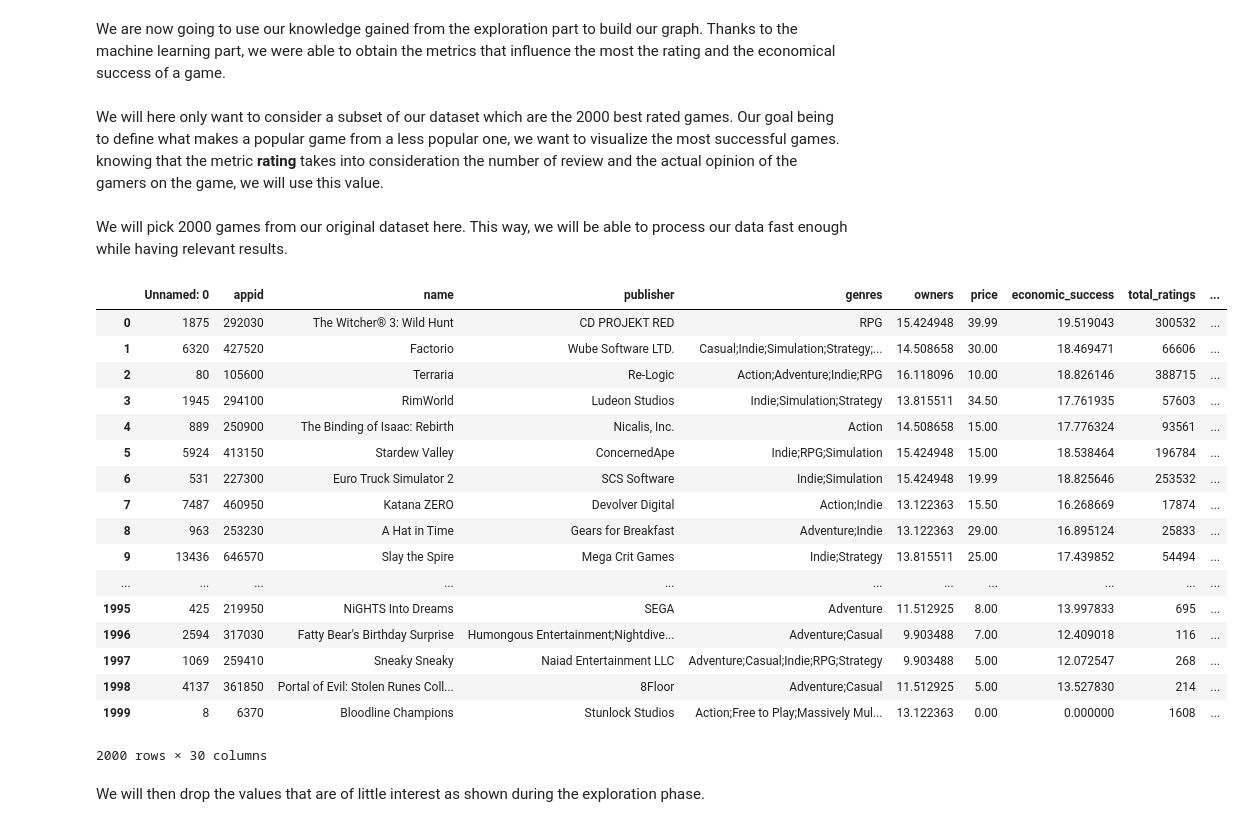
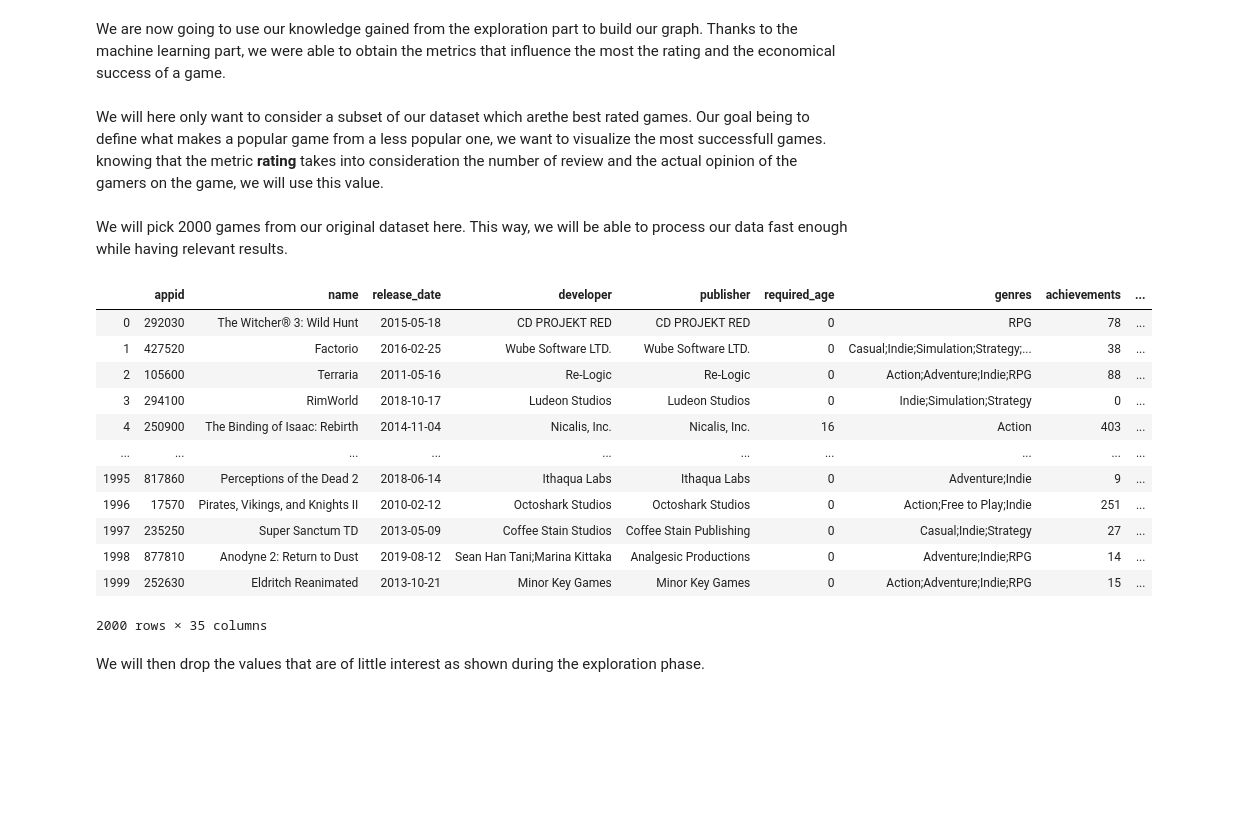
Before and after one commit to mikehdr/ntds_2019_team21, a Jupyter notebook: 5-exploitation.ipynb, the cells around one changed output. Drawn from its saved outputs; the diff is of its cells as text; code cells hidden in the pictures; blank space fills up the shorter version.

```diff
--- a/5-exploitation.ipynb
+++ b/5-exploitation.ipynb
@@ -30,6 +30,6 @@ pd.set_option("max_columns", 100)
 plt.style.use('default')
 plt.rcdefaults()
 # %%
-pd_data =pd.read_csv('./data/final_clean_data.csv')
+pd_data =pd.read_csv('./data/steam_clean.csv')
 pd_data.head()
 # %% [output]
@@ -46,33 +219,28 @@ pd_data.head()
 # %% [markdown]
 We are now going to use our knowledge gained from the exploration part to build our graph. Thanks to the machine learning part, we were able to obtain the metrics that influence the most the rating and the economical success of a game.
 # %% [markdown]
-We will here only want to consider a subset of our dataset which are the 2000 best rated games. Our goal being to define what makes a popular game from a less popular one, we want to visualize the most successful games. knowing that the metric **rating** takes into consideration the number of review and the actual opinion of the gamers on the game, we will use this value.
+We will here only want to consider a subset of our dataset which arethe best rated games. Our goal being to define what makes a popular game from a less popular one, we want to visualize the most successfull games. knowing that the metric **rating** takes into consideration the number of review and the actual opinion of the gamers on the game, we will use this value.
 # %%
 threshold = 2000
 # %% [markdown]
 We will pick 2000 games from our original dataset here. This way, we will be able to process our data fast enough while having relevant results.
 # %%
-processed = pd_data.sort_values(by=['rating'], ascending=False)[:threshold].reset_index().copy()#
+processed = data.sort_values(by=['rating'], ascending=False)[:threshold].reset_index().copy()#
 processed.head()
 processed.drop(columns='index')
 # %% [output]
-|  | Unnamed: 0 | appid | name | publisher | genres | owners | price | economic_success | total_ratings | ... |
-| 0 | 1875 | 292030 | The Witcher® 3: Wild Hunt | CD PROJEKT RED | RPG | 15.424948 | 39.99 | 19.519043 | 300532 | ... |
-| 1 | 6320 | 427520 | Factorio | Wube Software LTD. | Casual;Indie;Simulation;Strategy;... | 14.508658 | 30.00 | 18.469471 | 66606 | ... |
-| 2 | 80 | 105600 | Terraria | Re-Logic | Action;Adventure;Indie;RPG | 16.118096 | 10.00 | 18.826146 | 388715 | ... |
-| 3 | 1945 | 294100 | RimWorld | Ludeon Studios | Indie;Simulation;Strategy | 13.815511 | 34.50 | 17.761935 | 57603 | ... |
-| 4 | 889 | 250900 | The Binding of Isaac: Rebirth | Nicalis, Inc. | Action | 14.508658 | 15.00 | 17.776324 | 93561 | ... |
-| 5 | 5924 | 413150 | Stardew Valley | ConcernedApe | Indie;RPG;Simulation | 15.424948 | 15.00 | 18.538464 | 196784 | ... |
-| 6 | 531 | 227300 | Euro Truck Simulator 2 | SCS Software | Indie;Simulation | 15.424948 | 19.99 | 18.825646 | 253532 | ... |
-| 7 | 7487 | 460950 | Katana ZERO | Devolver Digital | Action;Indie | 13.122363 | 15.50 | 16.268669 | 17874 | ... |
-| 8 | 963 | 253230 | A Hat in Time | Gears for Breakfast | Adventure;Indie | 13.122363 | 29.00 | 16.895124 | 25833 | ... |
-| 9 | 13436 | 646570 | Slay the Spire | Mega Crit Games | Indie;Strategy | 13.815511 | 25.00 | 17.439852 | 54494 | ... |
-| ... | ... | ... | ... | ... | ... | ... | ... | ... | ... | ... |
-| 1995 | 425 | 219950 | NiGHTS Into Dreams | SEGA | Adventure | 11.512925 | 8.00 | 13.997833 | 695 | ... |
-| 1996 | 2594 | 317030 | Fatty Bear's Birthday Surprise | Humongous Entertainment;Nightdive... | Adventure;Casual | 9.903488 | 7.00 | 12.409018 | 116 | ... |
-| 1997 | 1069 | 259410 | Sneaky Sneaky | Naiad Entertainment LLC | Adventure;Casual;Indie;RPG;Strategy | 9.903488 | 5.00 | 12.072547 | 268 | ... |
-| 1998 | 4137 | 361850 | Portal of Evil: Stolen Runes Coll... | 8Floor | Adventure;Casual | 11.512925 | 5.00 | 13.527830 | 214 | ... |
-| 1999 | 8 | 6370 | Bloodline Champions | Stunlock Studios | Action;Free to Play;Massively Mul... | 13.122363 | 0.00 | 0.000000 | 1608 | ... |
+|  | appid | name | release_date | developer | publisher | required_age | genres | achievements | ... |
+| 0 | 292030 | The Witcher® 3: Wild Hunt | 2015-05-18 | CD PROJEKT RED | CD PROJEKT RED | 0 | RPG | 78 | ... |
+| 1 | 427520 | Factorio | 2016-02-25 | Wube Software LTD. | Wube Software LTD. | 0 | Casual;Indie;Simulation;Strategy;... | 38 | ... |
+| 2 | 105600 | Terraria | 2011-05-16 | Re-Logic | Re-Logic | 0 | Action;Adventure;Indie;RPG | 88 | ... |
+| 3 | 294100 | RimWorld | 2018-10-17 | Ludeon Studios | Ludeon Studios | 0 | Indie;Simulation;Strategy | 0 | ... |
+| 4 | 250900 | The Binding of Isaac: Rebirth | 2014-11-04 | Nicalis, Inc. | Nicalis, Inc. | 16 | Action | 403 | ... |
+| ... | ... | ... | ... | ... | ... | ... | ... | ... | ... |
+| 1995 | 817860 | Perceptions of the Dead 2 | 2018-06-14 | Ithaqua Labs | Ithaqua Labs | 0 | Adventure;Indie | 9 | ... |
+| 1996 | 17570 | Pirates, Vikings, and Knights II | 2010-02-12 | Octoshark Studios | Octoshark Studios | 0 | Action;Free to Play;Indie | 251 | ... |
+| 1997 | 235250 | Super Sanctum TD | 2013-05-09 | Coffee Stain Studios | Coffee Stain Publishing | 0 | Casual;Indie;Strategy | 27 | ... |
+| 1998 | 877810 | Anodyne 2: Return to Dust | 2019-08-12 | Sean Han Tani;Marina Kittaka | Analgesic Productions | 0 | Adventure;Indie;RPG | 14 | ... |
+| 1999 | 252630 | Eldritch Reanimated | 2013-10-21 | Minor Key Games | Minor Key Games | 0 | Action;Adventure;Indie;RPG | 15 | ... |
-2000 rows × 30 columns
+2000 rows × 35 columns
 # %% [markdown]
 We will then drop the values that are of little interest as shown during the exploration phase.
```
Also changed, not shown: parts of 13 cells of this notebook.
